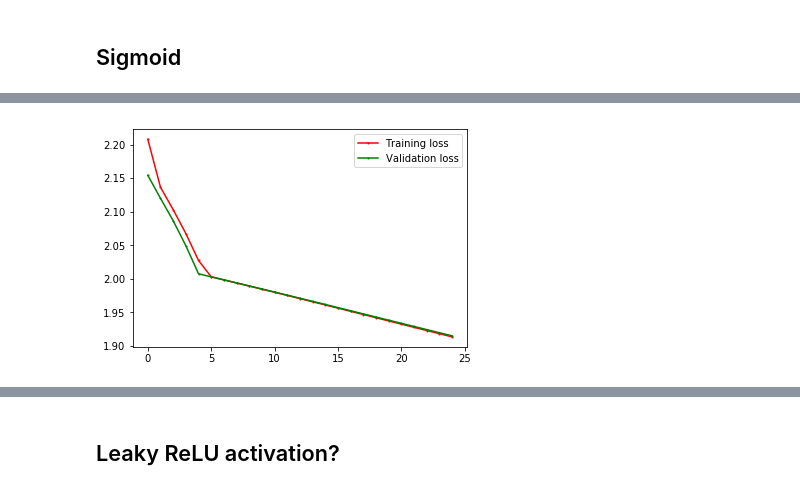
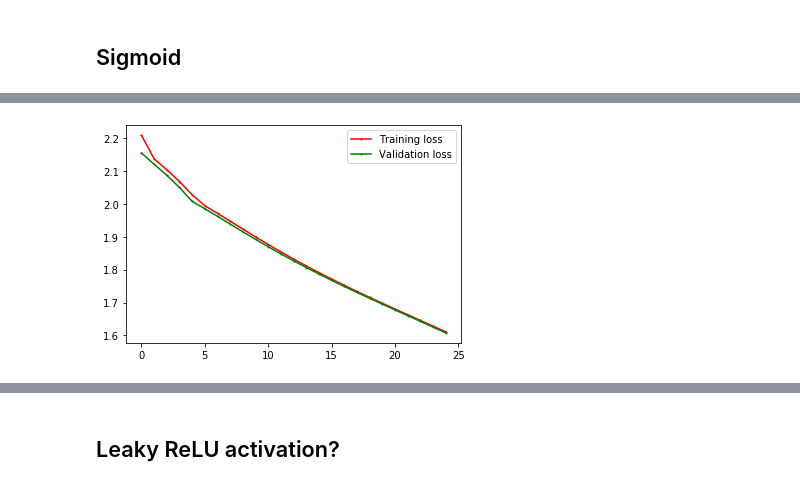
Before and after one commit to anhquan0412/basic_model_scratch, a Jupyter notebook: scratch_neural_net.ipynb, the cells around one changed output, grey strips where cells are left out. Cells and saved outputs as stored; diff of their text form; code cells hidden in the pictures.

```diff
--- a/scratch_neural_net.ipynb
+++ b/scratch_neural_net.ipynb
@@ -120,5 +142,3 @@ nn.fit_epoch(X_train,y_train,X_test,y_test,lr=0.001,epochs=20,bs=512)
-# %%
-nn.fit_epoch(X_train,y_train,X_test,y_test,lr=0.001,epochs=20,bs=512)
 # %%
 nn.fit_epoch(X_train,y_train,X_test,y_test,lr=0.001,epochs=10,bs=512)
 # %% [output]
@@ -146,3 +166,3 @@ Epoch 2. Training loss: 2.687431236972925, Val loss:2.8540038369716987
 # %%
-nn.fit_epoch(X_train,y_train,X_test,y_test,lr=0.005,epochs=10,bs=512,l2=2)
+nn.fit_epoch(X_train,y_train,X_test,y_test,lr=0.005,epochs=10,bs=512,l2=1)
 # %% [output]
@@ -160,5 +180,5 @@ Epoch 10. Training loss: 1.3044335283632955, Val loss:1.3115313554797934
 # %% [markdown]
 Train for a little more
 # %%
-nn.fit_epoch(X_train,y_train,X_test,y_test,lr=0.001,epochs=40,bs=512,l2=1)
+nn.fit_epoch(X_train,y_train,X_test,y_test,lr=0.002,epochs=20,bs=512,l2=1)
 # %% [output]
@@ -182,0 +206,2 @@ Epoch 40. Training loss: 0.4500264310095555, Val loss:0.48164651266344144
+# %%
+nn.fit_epoch(X_train,y_train,X_test,y_test,lr=0.002,epochs=20,bs=512,l2=1)
@@ -235,3 +283,3 @@ Epoch 5. Training loss: 2.02722166222086, Val loss:2.0073608695305056
 # %%
-nn.fit_epoch(X_train,y_train,X_test,y_test,lr=0.001,epochs=20,bs=512,l2=0)
+nn.fit_epoch(X_train,y_train,X_test,y_test,lr=0.005,epochs=20,bs=512,l2=0)
 # %% [output]
@@ -258 +306 @@ Epoch 20. Training loss: 1.9132517086067107, Val loss:1.9148294066502332
-[figure, old version]
+[figure, new version]
```
Also changed, not shown: parts of 15 cells of this notebook, 3 other files.
